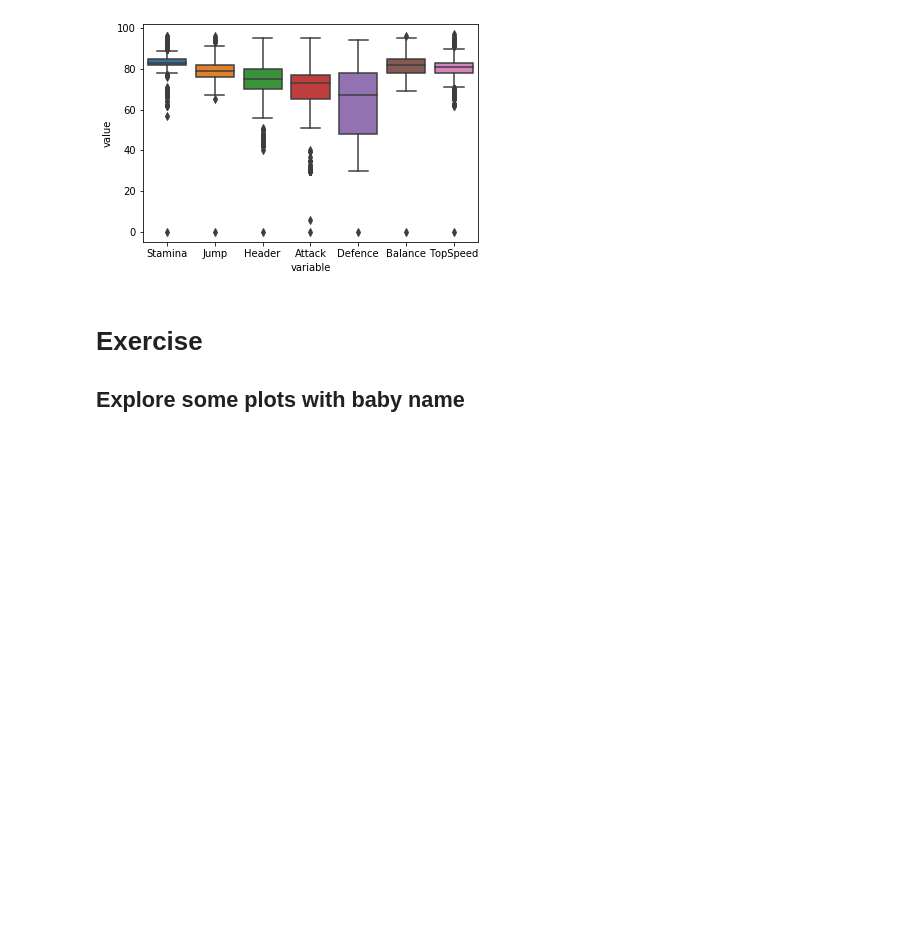
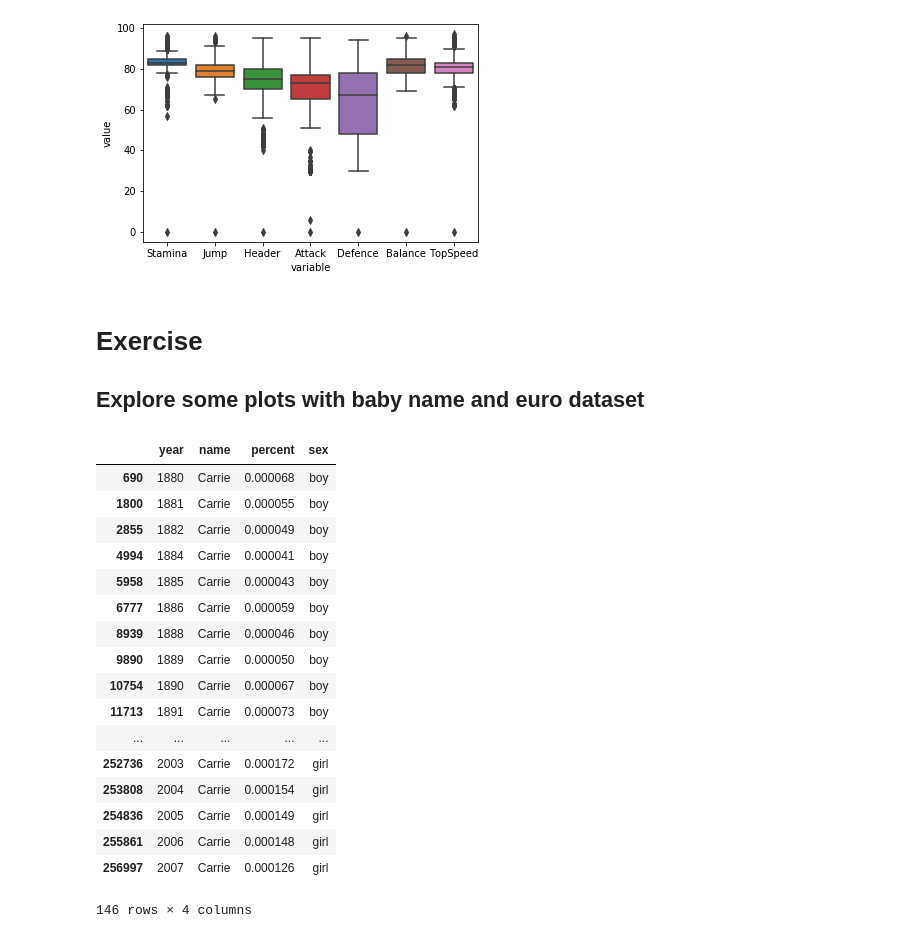
Before and after one commit to christlc/ml4bpython, a Jupyter notebook: Session 1 - More example of plots.ipynb, the cells around one changed output. Cells and saved outputs as stored; diff of their text form; code cells hidden in the pictures; blank space fills up the shorter version.

```diff
--- a/Session 1 - More example of plots.ipynb
+++ b/Session 1 - More example of plots.ipynb
@@ -189,4 +188,28 @@ sns.boxplot(x='variable',y='value', data=long_df)
 [figure]
 # %% [markdown]
 # Exercise
-## Explore some plots with baby name
+## Explore some plots with baby name and euro dataset
+# %%
+# select your own name
+name = 'Carrie'
+
+bnames[bnames['name']==name]
+# %% [output]
+|  | year | name | percent | sex |
+| 690 | 1880 | Carrie | 0.000068 | boy |
+| 1800 | 1881 | Carrie | 0.000055 | boy |
+| 2855 | 1882 | Carrie | 0.000049 | boy |
+| 4994 | 1884 | Carrie | 0.000041 | boy |
+| 5958 | 1885 | Carrie | 0.000043 | boy |
+| 6777 | 1886 | Carrie | 0.000059 | boy |
+| 8939 | 1888 | Carrie | 0.000046 | boy |
+| 9890 | 1889 | Carrie | 0.000050 | boy |
+| 10754 | 1890 | Carrie | 0.000067 | boy |
+| 11713 | 1891 | Carrie | 0.000073 | boy |
+| ... | ... | ... | ... | ... |
+| 252736 | 2003 | Carrie | 0.000172 | girl |
+| 253808 | 2004 | Carrie | 0.000154 | girl |
+| 254836 | 2005 | Carrie | 0.000149 | girl |
+| 255861 | 2006 | Carrie | 0.000148 | girl |
+| 256997 | 2007 | Carrie | 0.000126 | girl |
+146 rows × 4 columns
```
Also changed, not shown: parts of 6 cells of this notebook, 5 other files.
